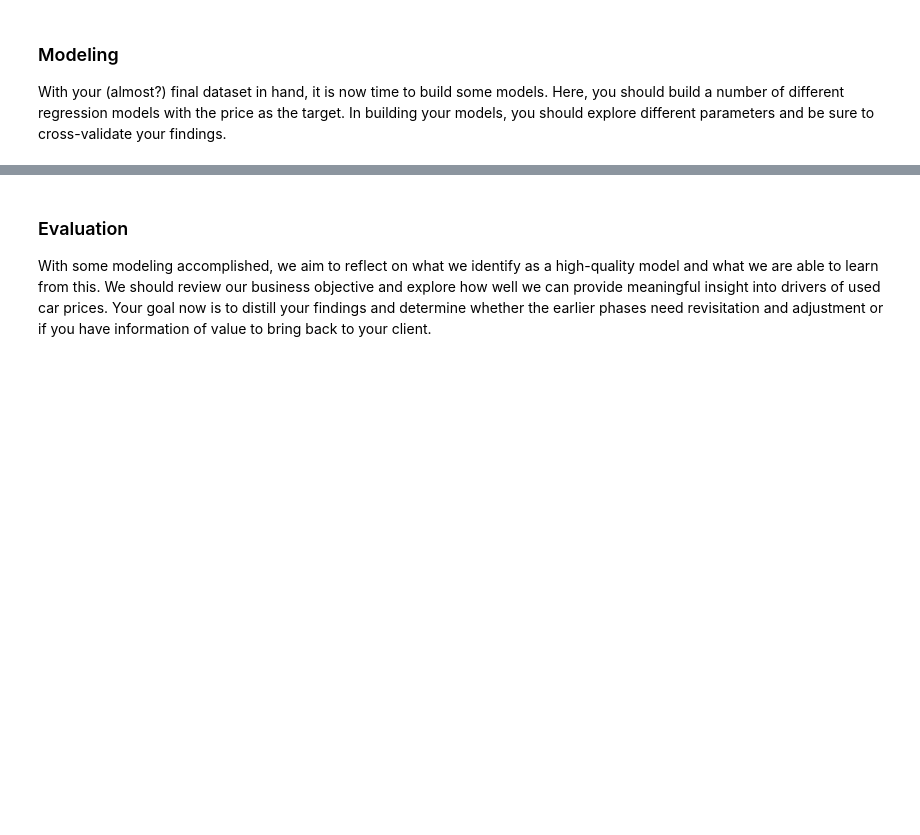
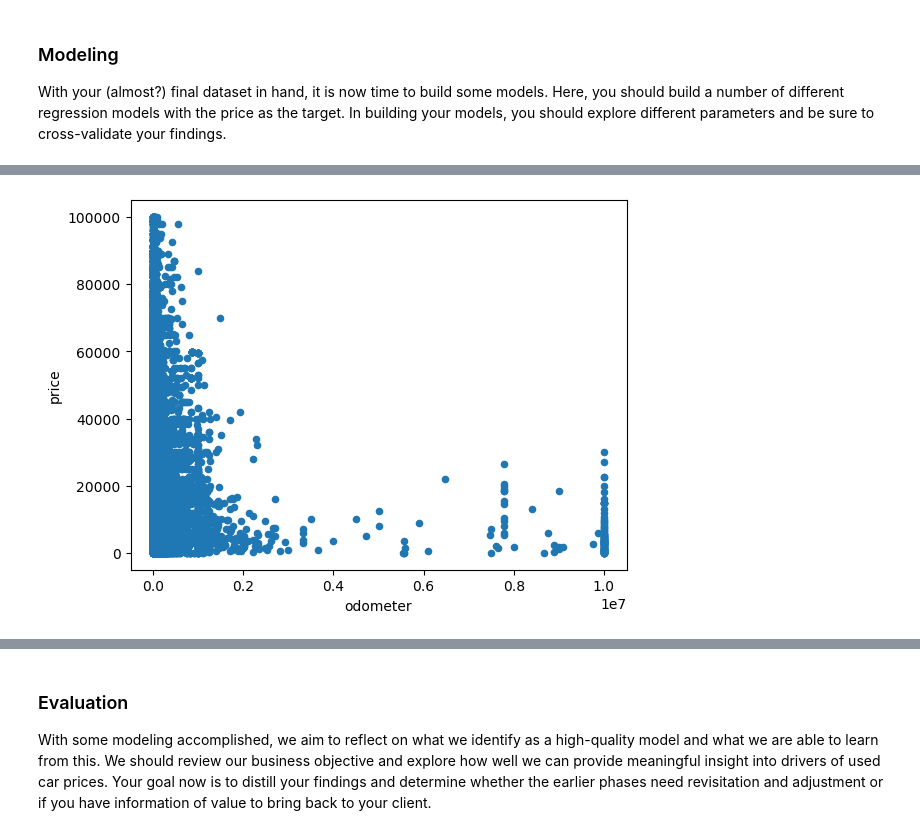
Before and after one commit to pengshm/PracticalApplication2, a Jupyter notebook: prompt_II.ipynb, the cells around one changed output, grey strips where cells are left out. Saved outputs shown, nothing was run; the diff lists cells and outputs as text; code cells hidden in the pictures; blank space fills up the shorter version.

```diff
--- a/prompt_II.ipynb
+++ b/prompt_II.ipynb
@@ -193,3 +185,8 @@ print(loss_odo_train/loss_odo_test)
+# %%
+df.plot.scatter(x='odometer', y='price')
+plt.show()
+# %% [output]
+[figure, added]
 # %%
 lr_fuel = LinearRegression(fit_intercept=True).fit(pd.get_dummies(X_train[['fuel']]),y_train)
 loss_fuel_train = mean_squared_error(lr_fuel.predict(pd.get_dummies(X_train[['fuel']])),y_train)
```
Also changed, not shown: parts of 7 cells of this notebook.
